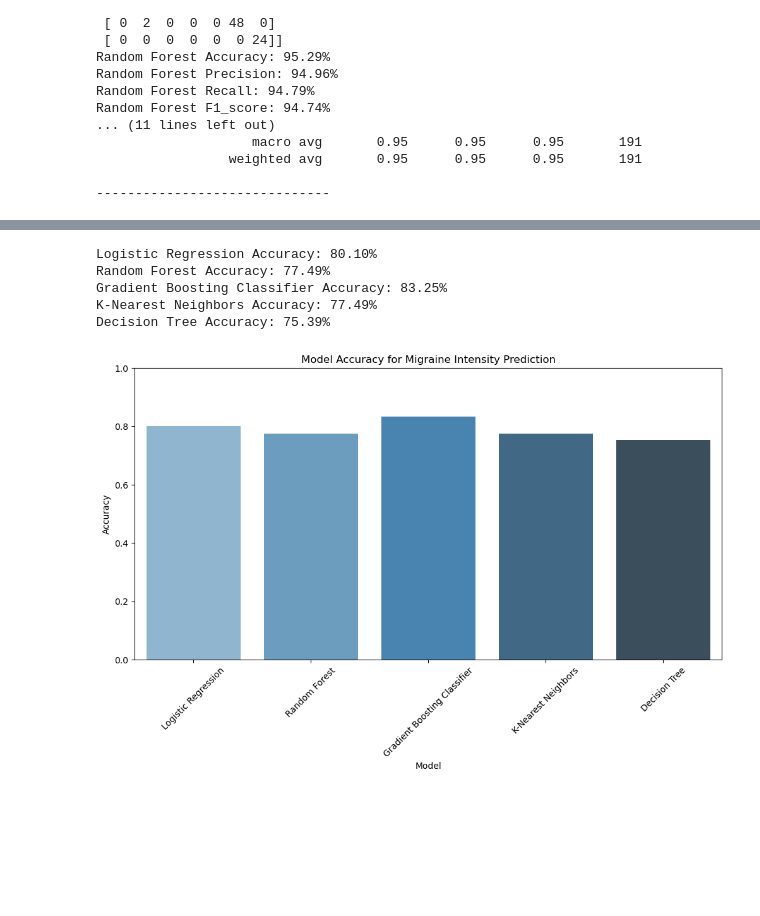
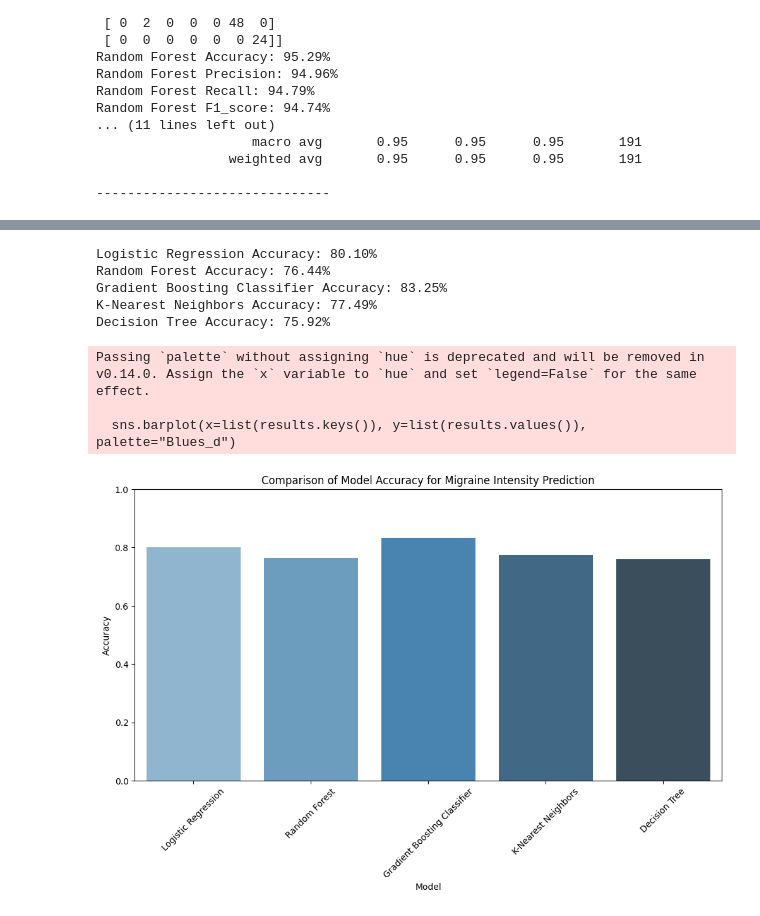
Before and after one commit to diya05arora/Computational-Analysis-of-Migraine-Symptoms-and-Severity, a Jupyter notebook: Graphical Analysis.ipynb, the cells around one changed output, grey strips where cells are left out. Drawn from its saved outputs; the diff is of its cells as text; code cells hidden in the pictures; blank space fills up the shorter version.

```diff
--- a/Graphical Analysis.ipynb
+++ b/Graphical Analysis.ipynb
@@ -132,22 +132,25 @@ for name, model in models.items():
 # %%
 for name, accuracy in results.items():
     print(f"{name} Accuracy: {accuracy*100:.2f}%")
 
 plt.figure(figsize=(12, 6))
 sns.barplot(x=list(results.keys()), y=list(results.values()), palette="Blues_d")
 plt.xlabel('Model')
 plt.ylabel('Accuracy')
-plt.title('Model Accuracy for Migraine Intensity Prediction')
+plt.title('Comparison of Model Accuracy for Migraine Intensity Prediction')
 plt.xticks(rotation=45)
 plt.ylim(0, 1)
 plt.show()
 # %% [output]
 Logistic Regression Accuracy: 80.10%
-Random Forest Accuracy: 77.49%
+Random Forest Accuracy: 76.44%
 Gradient Boosting Classifier Accuracy: 83.25%
 K-Nearest Neighbors Accuracy: 77.49%
-Decision Tree Accuracy: 75.39%
+Decision Tree Accuracy: 75.92%
+Passing `palette` without assigning `hue` is deprecated and will be removed in v0.14.0. Assign the `x` variable to `hue` and set `legend=False` for the same effect.
+
+  sns.barplot(x=list(results.keys()), y=list(results.values()), palette="Blues_d")
-[figure, old version]
+[figure, new version]
 # %%
 import pandas as pd
 import seaborn as sns
```
Also changed, not shown: parts of 2 cells of this notebook, 3 other files.
